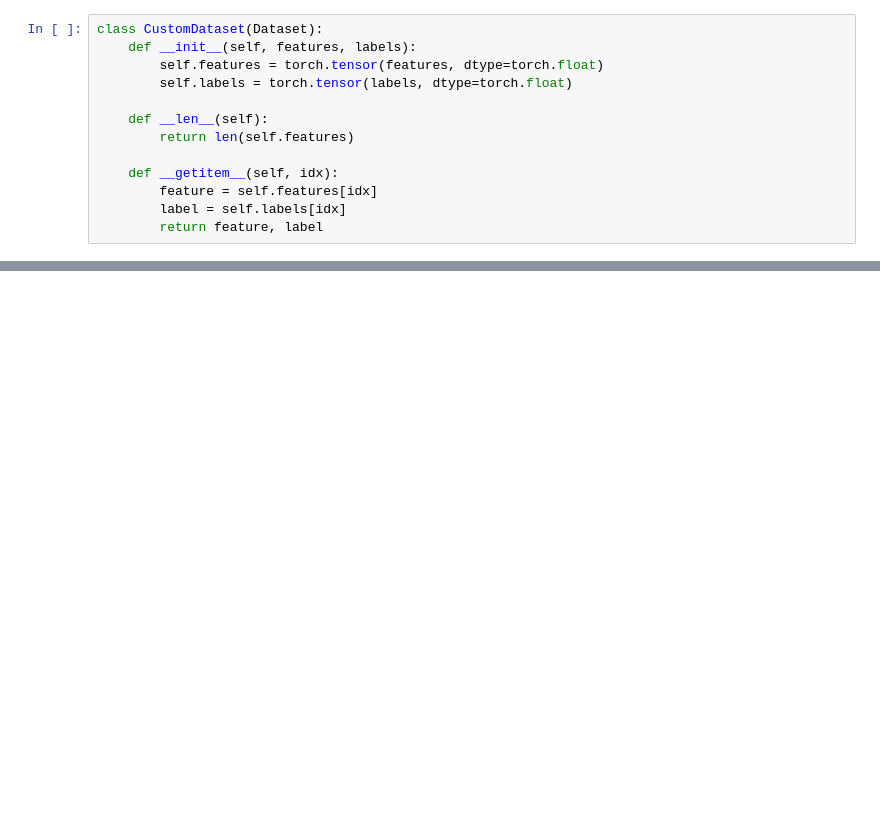
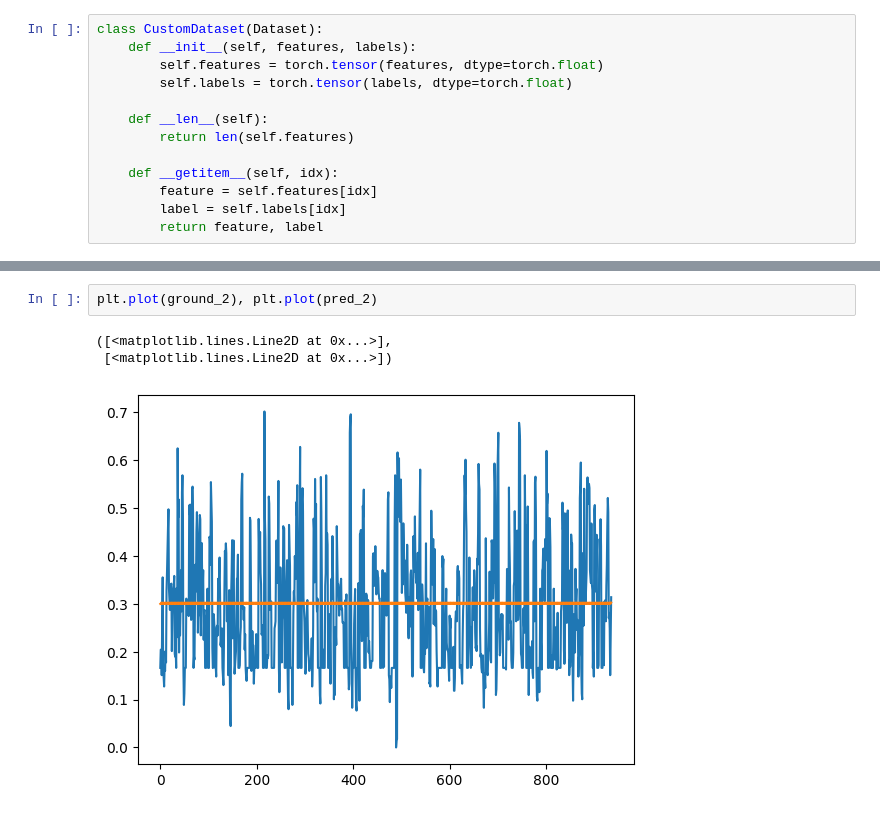
Before and after one commit to jasonchu-dev/Air_Quality_Forecasting, a Jupyter notebook: gpu_version.ipynb, the cells around one changed output, grey strips where cells are left out. Cells and saved outputs as stored; diff of their text form; blank space fills up the shorter version.

```diff
--- a/gpu_version.ipynb
+++ b/gpu_version.ipynb
@@ -364,0 +470,6 @@ plt.plot(pts)
+# %%
+plt.plot(ground_2), plt.plot(pred_2)
+# %% [output]
+([<matplotlib.lines.Line2D at 0x...>],
+ [<matplotlib.lines.Line2D at 0x...>])
+[figure, added]
```
Also changed, not shown: parts of 11 cells of this notebook.
